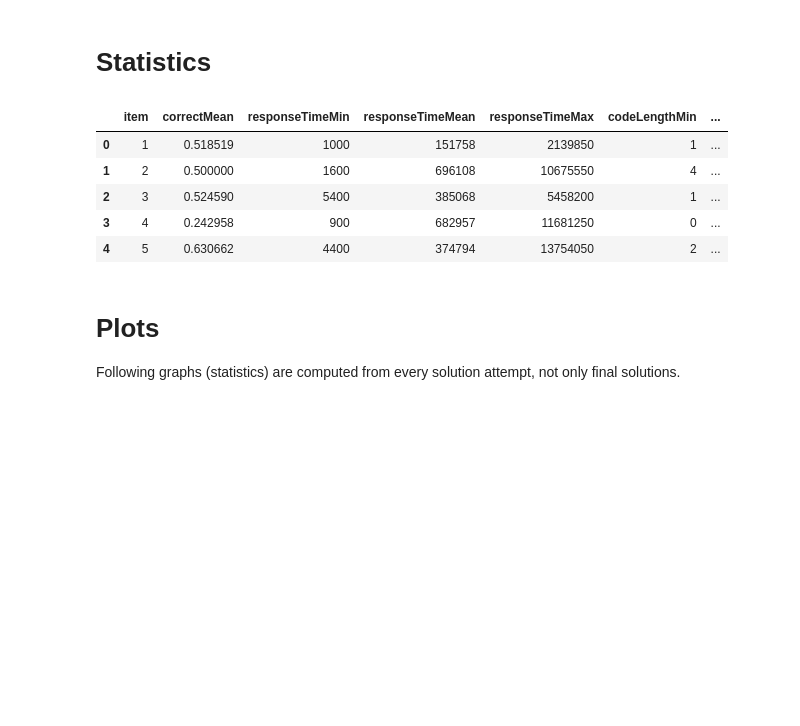
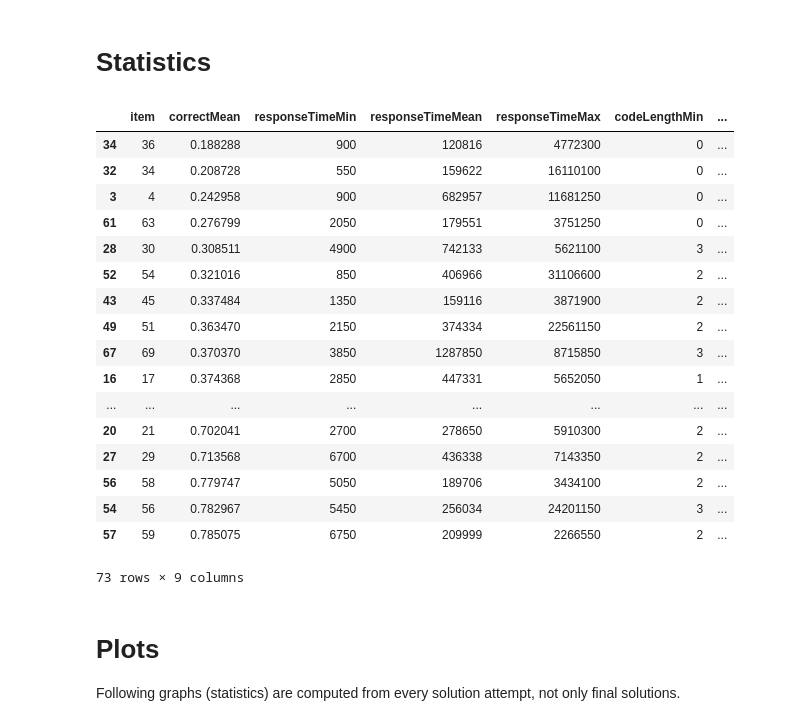
Before and after one commit to rastislavpapco/adaptive-learning-lab, a Jupyter notebook: adaptlearning.ipynb, the cells around one changed output. Saved outputs shown, nothing was run; the diff lists cells and outputs as text; code cells hidden in the pictures; blank space fills up the shorter version.

```diff
--- a/adaptlearning.ipynb
+++ b/adaptlearning.ipynb
@@ -117,15 +121,27 @@ stats_df['numAnswers'] = log_df.groupby("item").count()["id"]
 stats_df.reset_index(inplace=True)
 stats_df.responseTimeMean = stats_df.responseTimeMean.round().astype(int)
 stats_df.codeLengthMean = stats_df.codeLengthMean.round().astype(int)
-# %%
-stats_df.head()
-# %% [output]
-|  | item | correctMean | responseTimeMin | responseTimeMean | responseTimeMax | codeLengthMin | ... |
-| 0 | 1 | 0.518519 | 1000 | 151758 | 2139850 | 1 | ... |
-| 1 | 2 | 0.500000 | 1600 | 696108 | 10675550 | 4 | ... |
-| 2 | 3 | 0.524590 | 5400 | 385068 | 5458200 | 1 | ... |
-| 3 | 4 | 0.242958 | 900 | 682957 | 11681250 | 0 | ... |
-| 4 | 5 | 0.630662 | 4400 | 374794 | 13754050 | 2 | ... |
+# %%
+stats_df.sort_values(by=['correctMean'])
+# %% [output]
+|  | item | correctMean | responseTimeMin | responseTimeMean | responseTimeMax | codeLengthMin | ... |
+| 34 | 36 | 0.188288 | 900 | 120816 | 4772300 | 0 | ... |
+| 32 | 34 | 0.208728 | 550 | 159622 | 16110100 | 0 | ... |
+| 3 | 4 | 0.242958 | 900 | 682957 | 11681250 | 0 | ... |
+| 61 | 63 | 0.276799 | 2050 | 179551 | 3751250 | 0 | ... |
+| 28 | 30 | 0.308511 | 4900 | 742133 | 5621100 | 3 | ... |
+| 52 | 54 | 0.321016 | 850 | 406966 | 31106600 | 2 | ... |
+| 43 | 45 | 0.337484 | 1350 | 159116 | 3871900 | 2 | ... |
+| 49 | 51 | 0.363470 | 2150 | 374334 | 22561150 | 2 | ... |
+| 67 | 69 | 0.370370 | 3850 | 1287850 | 8715850 | 3 | ... |
+| 16 | 17 | 0.374368 | 2850 | 447331 | 5652050 | 1 | ... |
+| ... | ... | ... | ... | ... | ... | ... | ... |
+| 20 | 21 | 0.702041 | 2700 | 278650 | 5910300 | 2 | ... |
+| 27 | 29 | 0.713568 | 6700 | 436338 | 7143350 | 2 | ... |
+| 56 | 58 | 0.779747 | 5050 | 189706 | 3434100 | 2 | ... |
+| 54 | 56 | 0.782967 | 5450 | 256034 | 24201150 | 3 | ... |
+| 57 | 59 | 0.785075 | 6750 | 209999 | 2266550 | 2 | ... |
+73 rows × 9 columns
 # %% [markdown]
 # Plots
 Following graphs (statistics) are computed from every solution attempt, not only final solutions.
```
Also changed, not shown: parts of 15 cells of this notebook.
